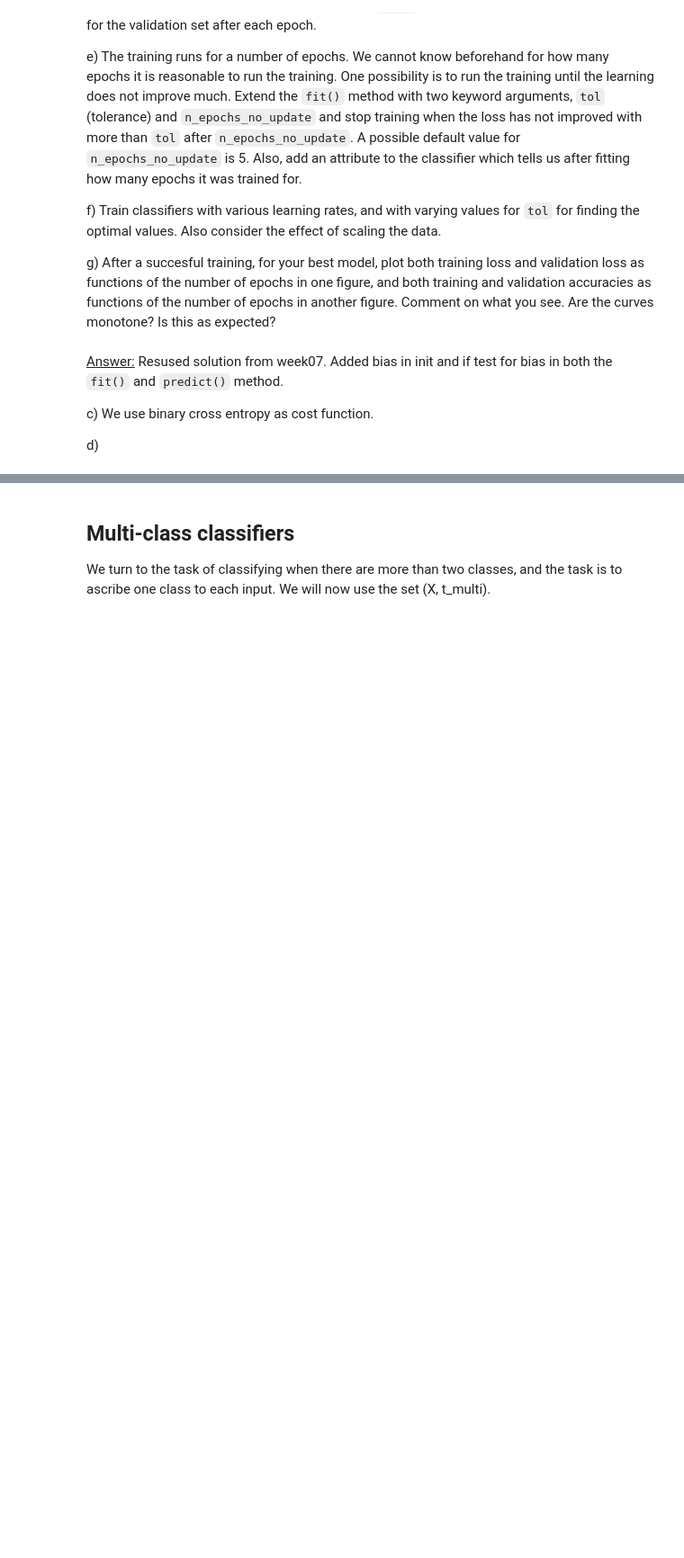
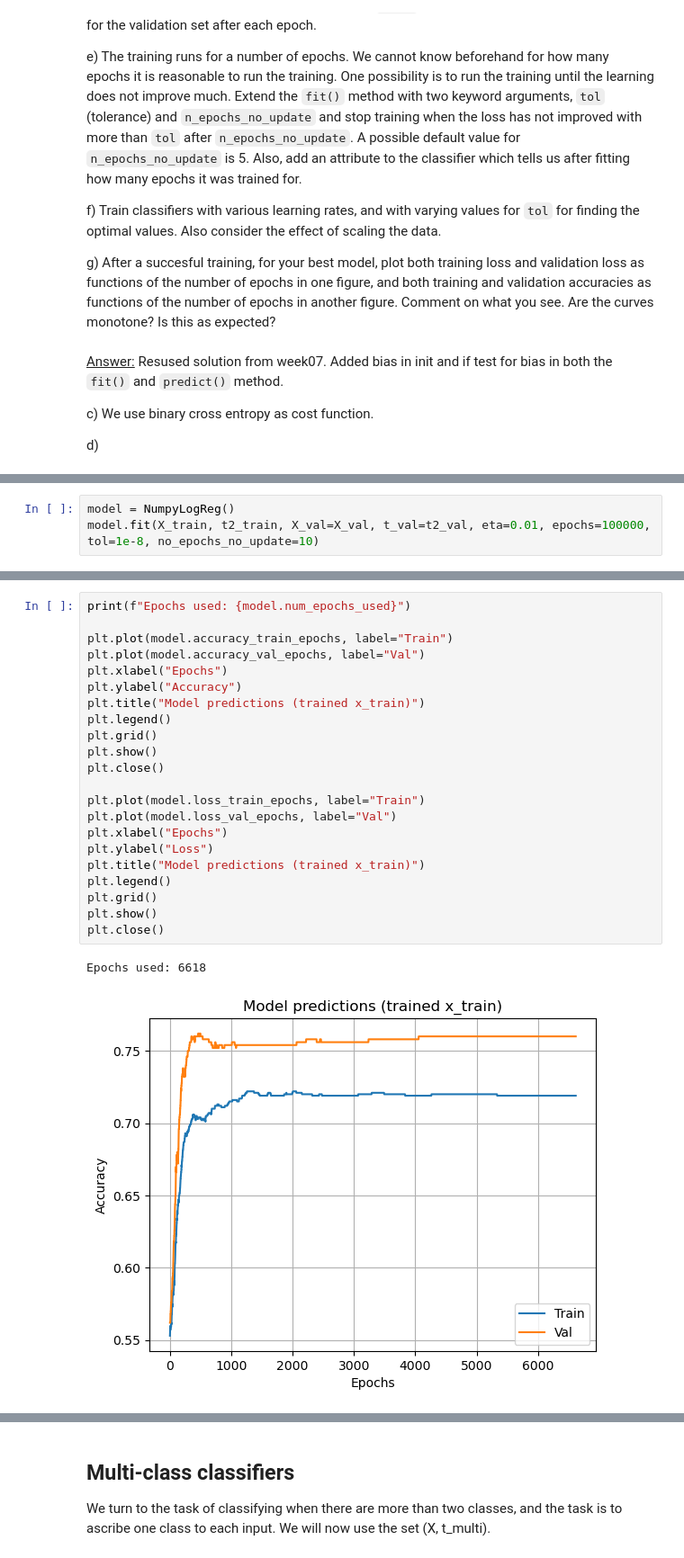
Before and after one commit to johnmagj/IN4050, a Jupyter notebook: Assignment_2/Assignment2_new.ipynb, the cells around one changed output, grey strips where cells are left out. Shown at 90% size. Cells and saved outputs as stored; diff of their text form; blank space fills up the shorter version.

```diff
--- a/Assignment_2/Assignment2_new.ipynb
+++ b/Assignment_2/Assignment2_new.ipynb
@@ -464,0 +472,3 @@ model = NumpyLinRegClass()
+# %%
+model = NumpyLogReg()
+model.fit(X_train, t2_train, X_val=X_val, t_val=t2_val, eta=0.01, epochs=100000, tol=1e-8, no_epochs_no_update=10)
@@ -464,0 +493,25 @@ model = NumpyLinRegClass()
+# %%
+print(f"Epochs used: {model.num_epochs_used}")
+
+plt.plot(model.accuracy_train_epochs, label="Train")
+plt.plot(model.accuracy_val_epochs, label="Val")
+plt.xlabel("Epochs")
+plt.ylabel("Accuracy")
+plt.title("Model predictions (trained x_train)")
+plt.legend()
+plt.grid()
+plt.show()
+plt.close()
+
+plt.plot(model.loss_train_epochs, label="Train")
+plt.plot(model.loss_val_epochs, label="Val")
+plt.xlabel("Epochs")
+plt.ylabel("Loss")
+plt.title("Model predictions (trained x_train)")
+plt.legend()
+plt.grid()
+plt.show()
+plt.close()
+# %% [output]
+Epochs used: 6618
+[figure, added]
```
Also changed, not shown: parts of 9 cells of this notebook.
